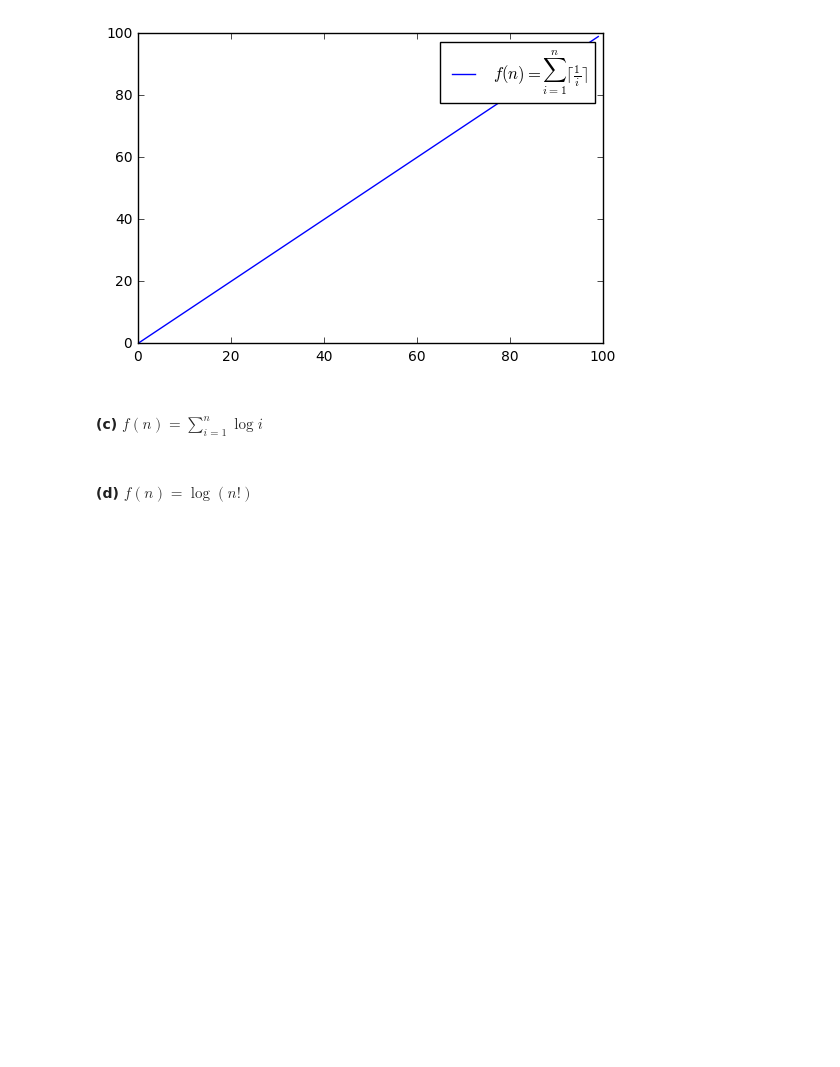
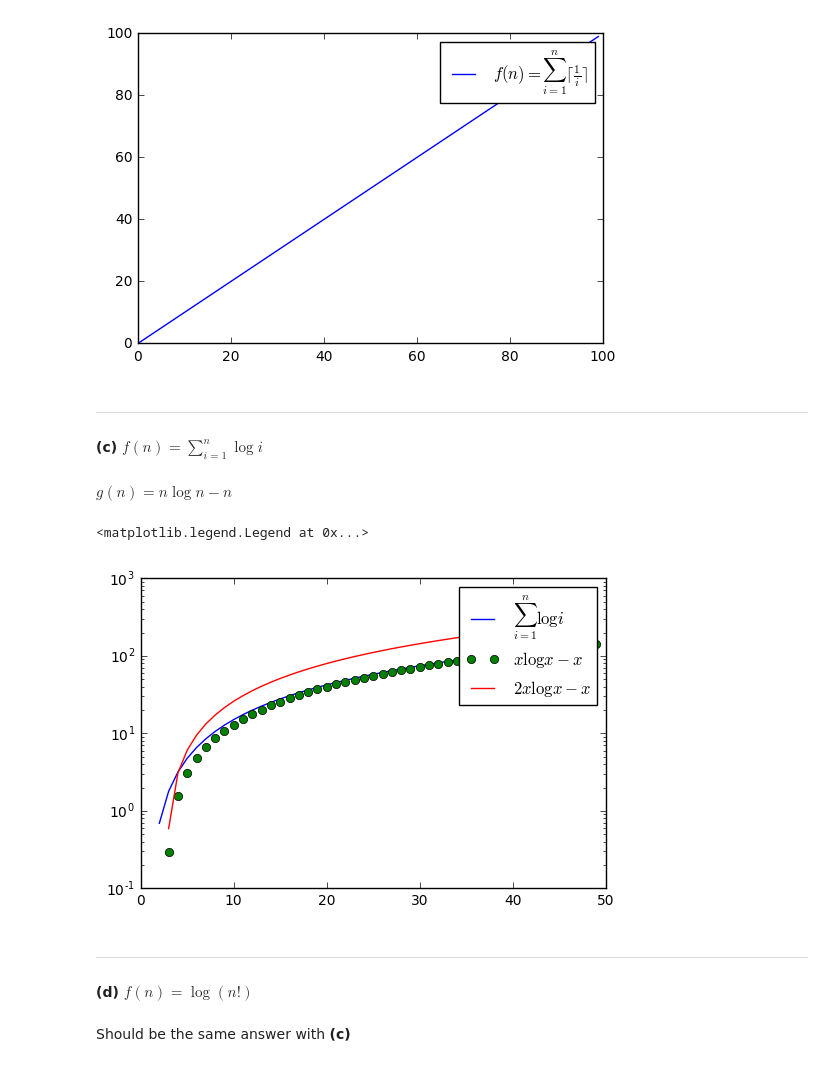
Before and after one commit to letientai299/practice-python, a Jupyter notebook: algorithm-design-manual-2nd/exercise/ch02/2-25.ipynb, the cells around one changed output. Saved outputs shown, nothing was run; the diff lists cells and outputs as text; code cells hidden in the pictures; blank space fills up the shorter version.

```diff
--- a/algorithm-design-manual-2nd/exercise/ch02/2-25.ipynb
+++ b/algorithm-design-manual-2nd/exercise/ch02/2-25.ipynb
@@ -58,6 +67,30 @@ legend()
 <matplotlib.legend.Legend at 0x...>
 [figure]
 # %% [markdown]
+
+----------
+
+
 #### (c) $f(n) = \sum_{i=1}^{n}\log i$
+# %% [markdown]
+$g(n) = n\log n - n$
+# %%
+from scipy.misc import factorial
+arr = np.arange(1, 50)
+
+show = plt.semilogy
+
+show(arr, np.log(factorial(arr)), label=r"$\sum_{i=1}^{n} \log i$")
+show(arr, (lambda x: x*np.log(x) - x)(arr), 'o', label=r"$x\log x -x$")
+show(arr, (lambda x: 2*(x*np.log(x) - x))(arr), label=r"$2x\log x -x$")
+
+plt.legend()
+# %% [output]
+<matplotlib.legend.Legend at 0x...>
+[figure, added]
 # %% [markdown]
+-------------
+
 #### (d) $f(n) = \log(n!)$
+# %% [markdown]
+Should be the same answer with **(c)**
```
Also changed, not shown: parts of 2 cells of this notebook.
